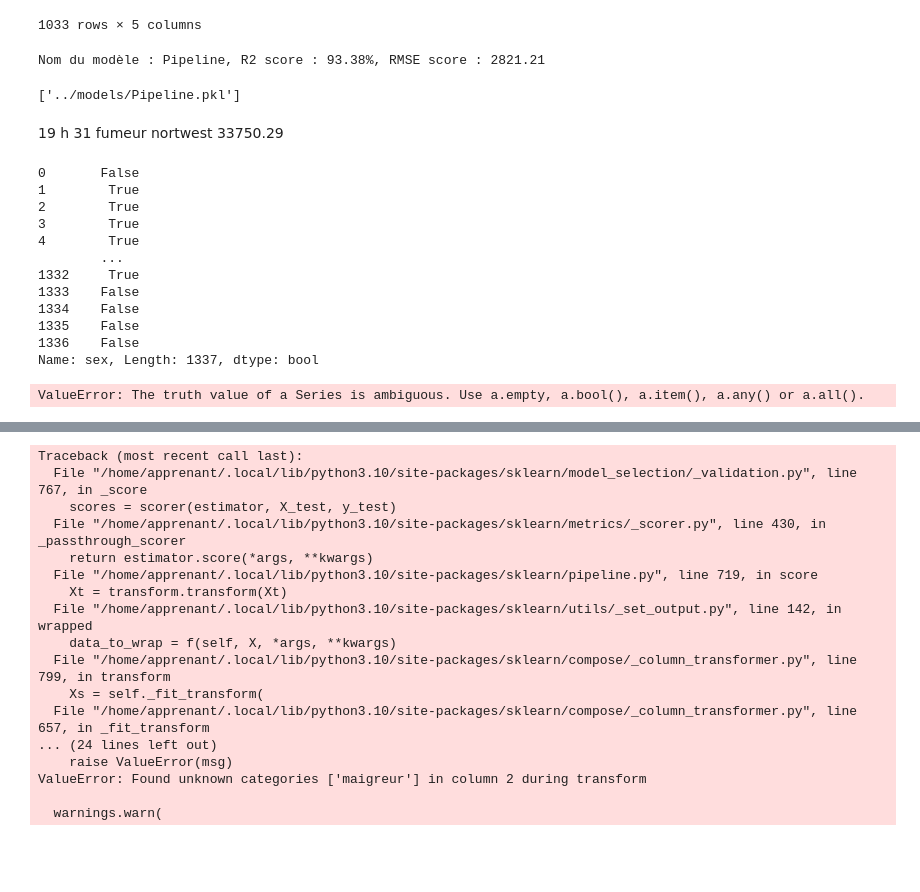
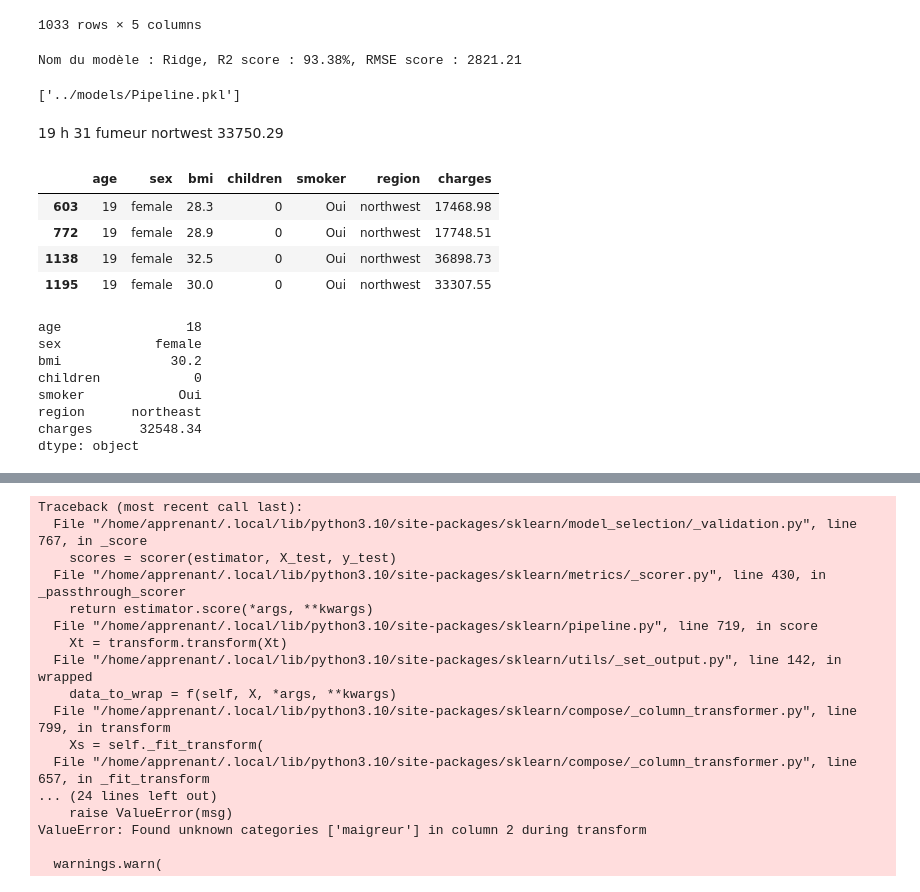
Before and after one commit to Benalieur/assurance, a Jupyter notebook: notebooks/model_clean.ipynb, the cells around one changed output, grey strips where cells are left out. Cells and saved outputs as stored; diff of their text form; code cells hidden in the pictures; blank space fills up the shorter version.

```diff
--- a/notebooks/model_clean.ipynb
+++ b/notebooks/model_clean.ipynb
@@ -527,31 +525,33 @@ score_rmse = math.sqrt(mean_squared_error(y_final, prediction))
 
 y_pred = le_modele.predict(X_final)
 
-print(f"Nom du modèle : {le_modele.__class__.__name__}, R2 score : {round(score *100, 2)}%, RMSE score : {round(score_rmse,2)}")
+print(f"Nom du modèle : Ridge, R2 score : {round(score *100, 2)}%, RMSE score : {round(score_rmse,2)}")
 
 dump(le_modele, f"../models/{le_modele.__class__.__name__}.pkl")
 # %% [output]
-Nom du modèle : Pipeline, R2 score : 93.38%, RMSE score : 2821.21
+Nom du modèle : Ridge, R2 score : 93.38%, RMSE score : 2821.21
 ['../models/Pipeline.pkl']
 # %% [markdown]
 19 h 31 fumeur nortwest 33750.29
-# %%
-df['sex'] == "male"
-# %% [output]
-0       False
-1        True
-2        True
-3        True
-4        True
-        ...
-1332     True
-1333    False
-1334    False
-1335    False
-1336    False
-Name: sex, Length: 1337, dtype: bool
-# %%
-df[df['age'] == 19 and df['sex'] == "male"]
-# %% [output]
-ValueError: The truth value of a Series is ambiguous. Use a.empty, a.bool(), a.item(), a.any() or a.all().
+# %%
+groupe = df[(df['age'] == 19) & (df['sex'] == "female") & (df['region'] == "northwest") & (df['children'] == 0) & (df['smoker'] == "Oui")].sort_values('age')
+
+groupe
+# %% [output]
+|  | age | sex | bmi | children | smoker | region | charges |
+| 603 | 19 | female | 28.3 | 0 | Oui | northwest | 17468.98 |
+| 772 | 19 | female | 28.9 | 0 | Oui | northwest | 17748.51 |
+| 1138 | 19 | female | 32.5 | 0 | Oui | northwest | 36898.73 |
+| 1195 | 19 | female | 30.0 | 0 | Oui | northwest | 33307.55 |
+# %%
+df[(df['bmi'] > 30) & (df['smoker'] == "Oui")].min()
+# %% [output]
+age                18
+sex            female
+bmi              30.2
+children            0
+smoker            Oui
+region      northeast
+charges      32548.34
+dtype: object
 # %%
```
Also changed, not shown: parts of 4 cells of this notebook, 5 other files.
